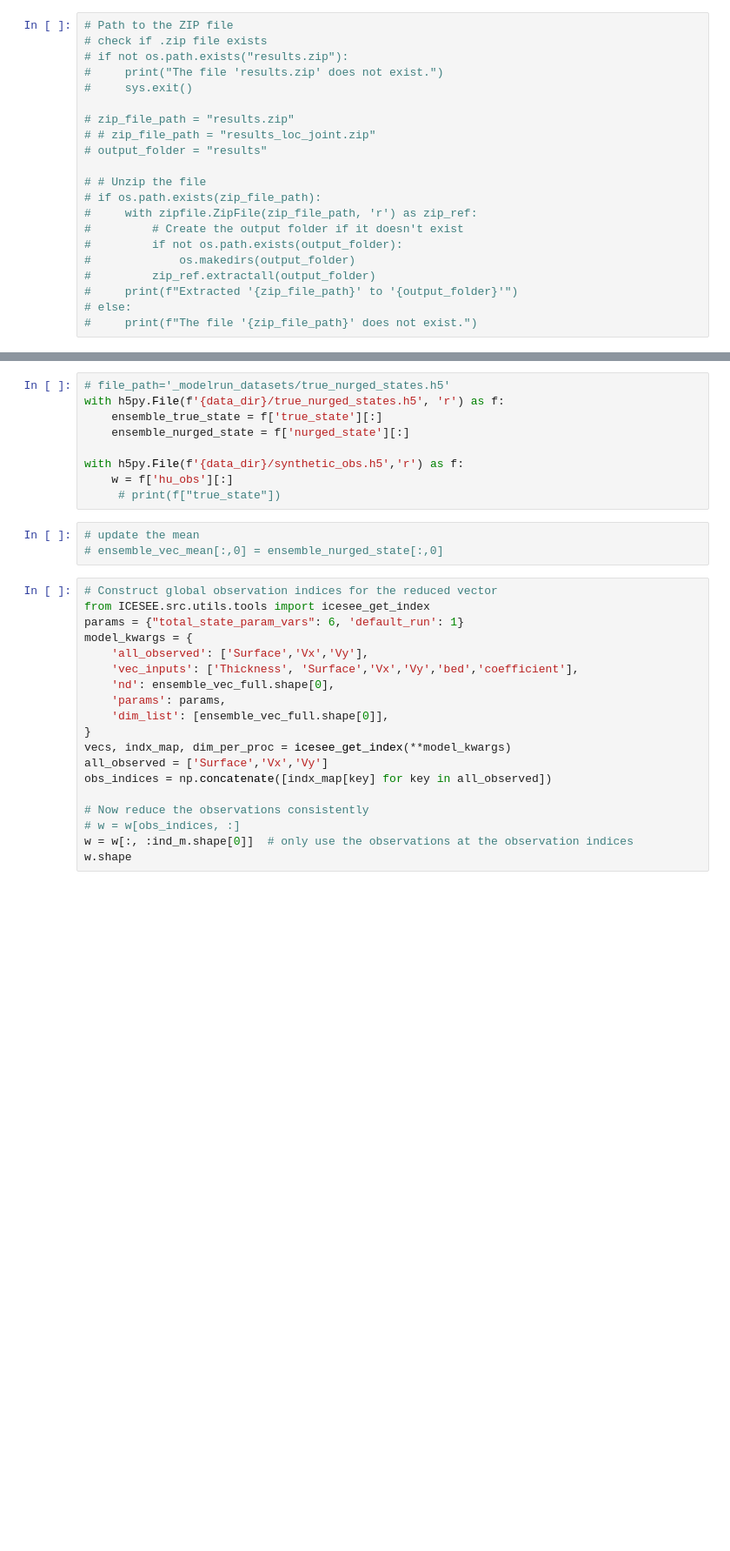
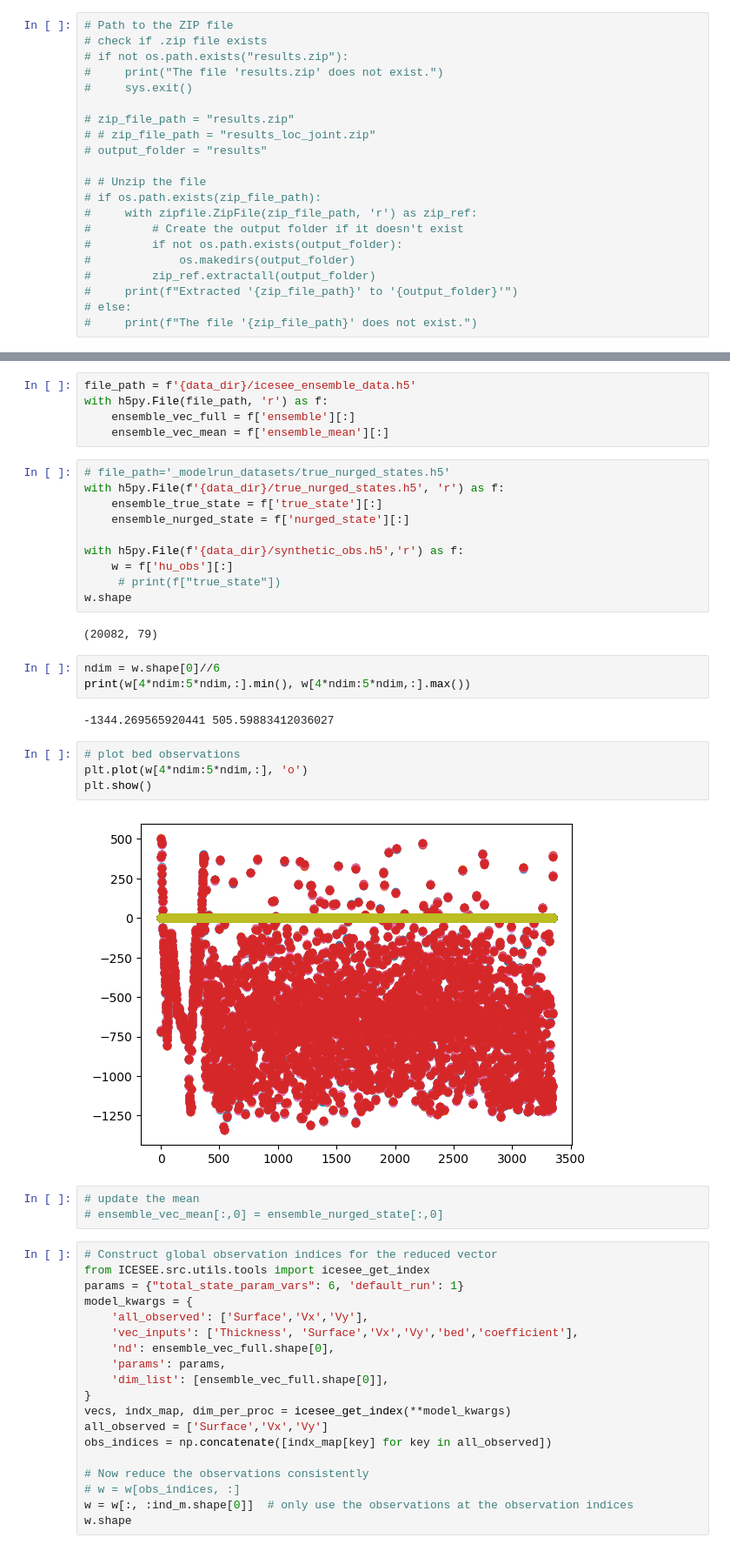
Before and after one commit to ICESEE-project/ICESEE, a Jupyter notebook: applications/issm_model/examples/ISMIP_Choi/read_results.ipynb, the cells around one changed output, grey strips where cells are left out. Shown at 87% size. Cells and saved outputs as stored; diff of their text form; blank space fills up the shorter version.

```diff
--- a/applications/issm_model/examples/ISMIP_Choi/read_results.ipynb
+++ b/applications/issm_model/examples/ISMIP_Choi/read_results.ipynb
@@ -96,3 +218,8 @@ else:
+# %%
+file_path = f'{data_dir}/icesee_ensemble_data.h5'
+with h5py.File(file_path, 'r') as f:
+    ensemble_vec_full = f['ensemble'][:]
+    ensemble_vec_mean = f['ensemble_mean'][:]
 # %%
 # file_path='_modelrun_datasets/true_nurged_states.h5'
 with h5py.File(f'{data_dir}/true_nurged_states.h5', 'r') as f:
@@ -102,6 +229,20 @@ with h5py.File(f'{data_dir}/true_nurged_states.h5', 'r') as f:
 with h5py.File(f'{data_dir}/synthetic_obs.h5','r') as f:
     w = f['hu_obs'][:]
      # print(f["true_state"])
+w.shape
+# %% [output]
+(20082, 79)
+# %%
+ndim = w.shape[0]//6
+print(w[4*ndim:5*ndim,:].min(), w[4*ndim:5*ndim,:].max())
+# %% [output]
+-1344.269565920441 505.59883412036027
+# %%
+# plot bed observations
+plt.plot(w[4*ndim:5*ndim,:], 'o')
+plt.show()
+# %% [output]
+[figure, added]
 # %%
 # update the mean
 # ensemble_vec_mean[:,0] = ensemble_nurged_state[:,0]
```
Also changed, not shown: parts of 31 cells of this notebook, 12 other files.
